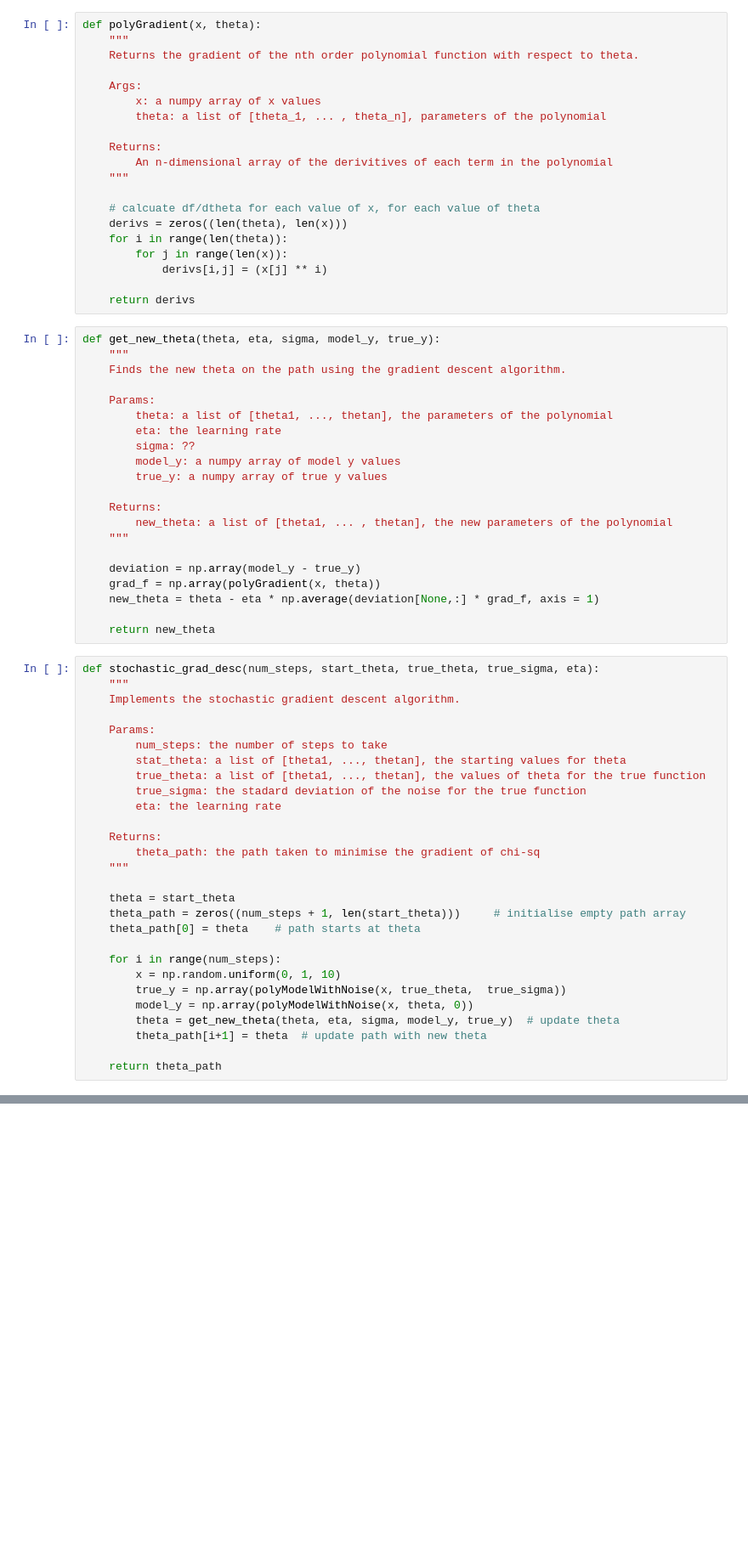
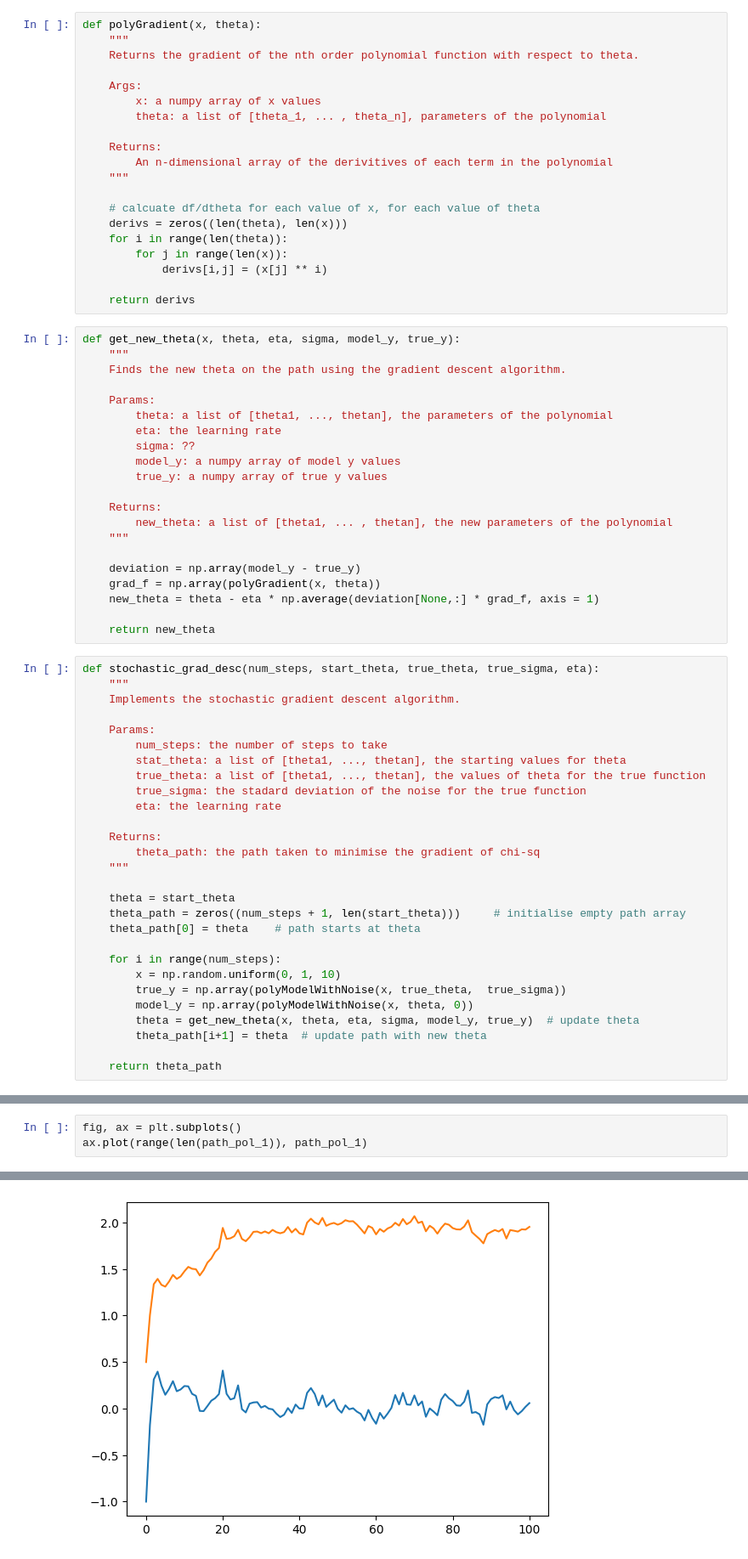
Before and after one commit to rhtweedie/ml_assignments, a Jupyter notebook: CurveFitting.ipynb, the cells around one changed output, grey strips where cells are left out. Shown at 85% size. Saved outputs shown, nothing was run; the diff lists cells and outputs as text; blank space fills up the shorter version.

Commit message:
Plot theta path vs step number

```diff
--- a/CurveFitting.ipynb
+++ b/CurveFitting.ipynb
@@ -59,7 +61,7 @@ def polyGradient(x, theta):
 
     return derivs
 # %%
-def get_new_theta(theta, eta, sigma, model_y, true_y):
+def get_new_theta(x, theta, eta, sigma, model_y, true_y):
     """
     Finds the new theta on the path using the gradient descent algorithm.
 
@@ -103,7 +105,7 @@ def stochastic_grad_desc(num_steps, start_theta, true_theta, true_sigma, eta):
         x = np.random.uniform(0, 1, 10)
         true_y = np.array(polyModelWithNoise(x, true_theta,  true_sigma))
         model_y = np.array(polyModelWithNoise(x, theta, 0))
-        theta = get_new_theta(theta, eta, sigma, model_y, true_y)  # update theta
+        theta = get_new_theta(x, theta, eta, sigma, model_y, true_y)  # update theta
         theta_path[i+1] = theta  # update path with new theta
 
     return theta_path
@@ -124,0 +127,4 @@ path_pol_3 = stochastic_grad_desc(NUM_STEPS, START_THETA, TRUE_THETA_3, TRUE_SIG
+# %%
+fig, ax = plt.subplots()
+ax.plot(range(len(path_pol_1)), path_pol_1)
+# %% [output]
@@ -124,0 +133 @@ path_pol_3 = stochastic_grad_desc(NUM_STEPS, START_THETA, TRUE_THETA_3, TRUE_SIG
+[figure, added]
```
Also changed, not shown: parts of 4 cells of this notebook.
